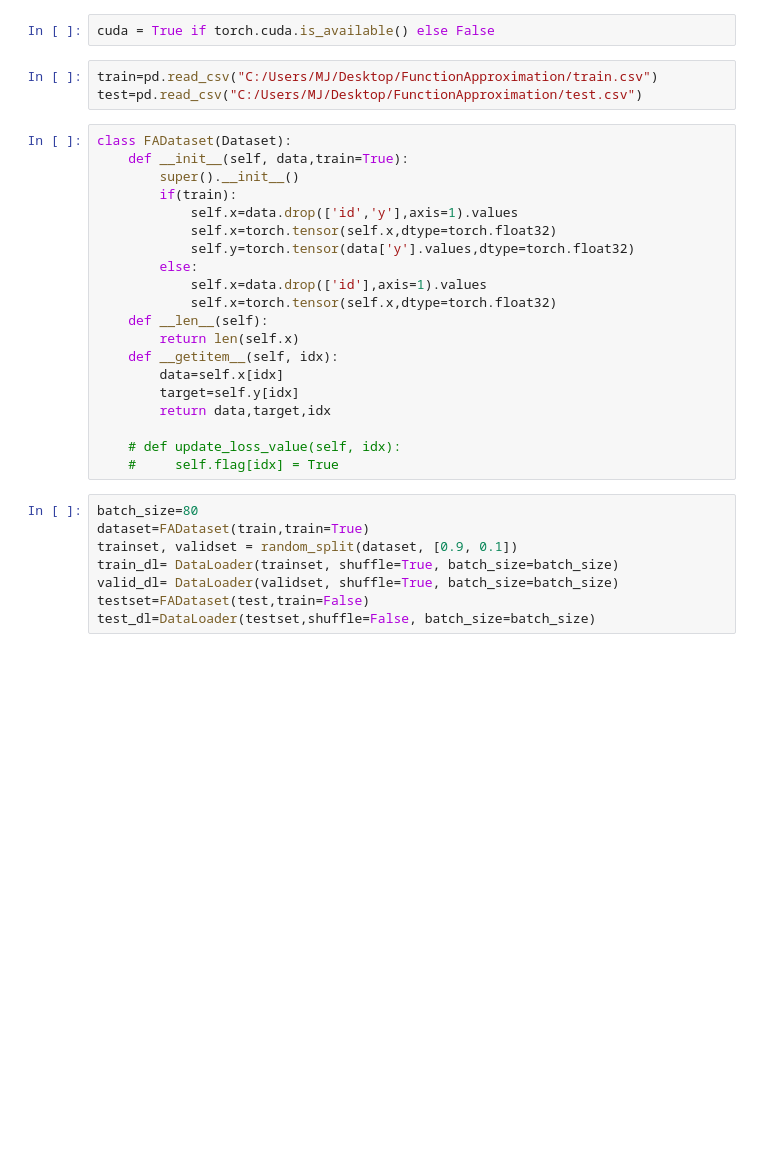
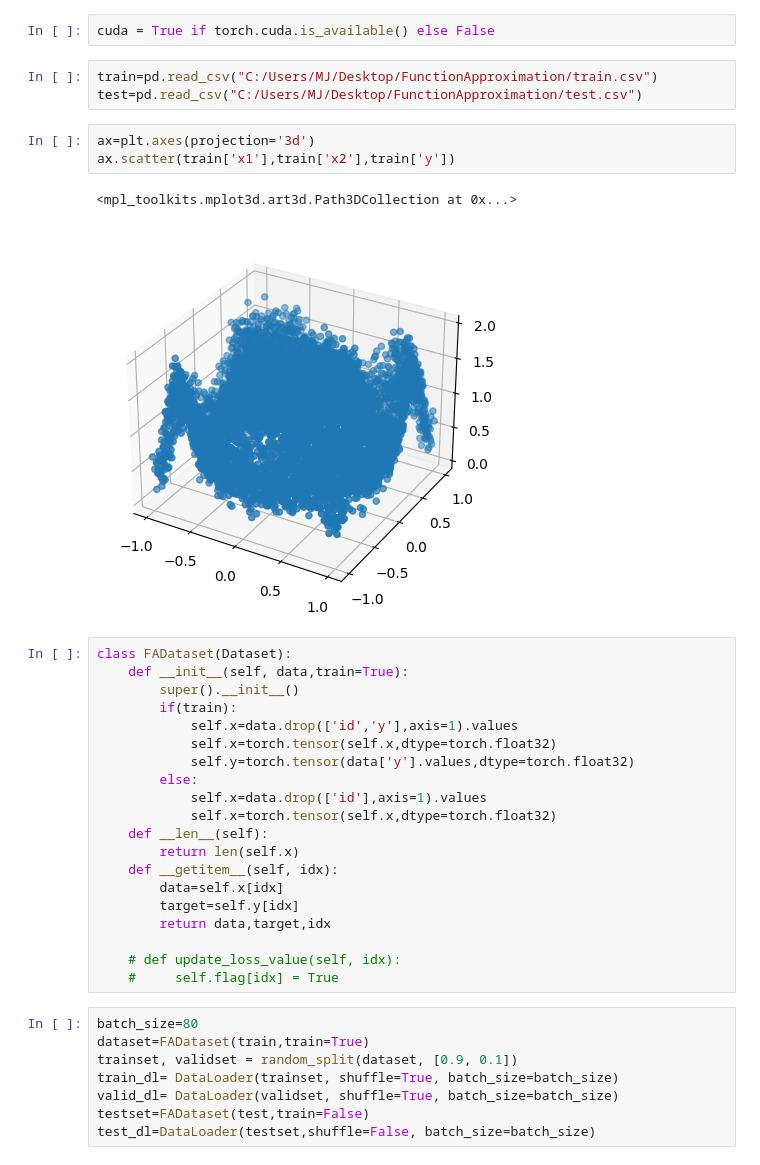
Before and after one commit to mindymj777/FunctionApproximation, a Jupyter notebook: FA_optuna.ipynb, the cells around one changed output. Drawn from its saved outputs; the diff is of its cells as text; blank space fills up the shorter version.

```diff
--- a/FA_optuna.ipynb
+++ b/FA_optuna.ipynb
@@ -17,6 +17,12 @@ cuda = True if torch.cuda.is_available() else False
 # %%
 train=pd.read_csv("C:/Users/MJ/Desktop/FunctionApproximation/train.csv")
 test=pd.read_csv("C:/Users/MJ/Desktop/FunctionApproximation/test.csv")
+# %%
+ax=plt.axes(projection='3d')
+ax.scatter(train['x1'],train['x2'],train['y'])
+# %% [output]
+<mpl_toolkits.mplot3d.art3d.Path3DCollection at 0x...>
+[figure, added]
 # %%
 class FADataset(Dataset):
     def __init__(self, data,train=True):
```
Also changed, not shown: parts of 20 cells of this notebook, 12 other files.
